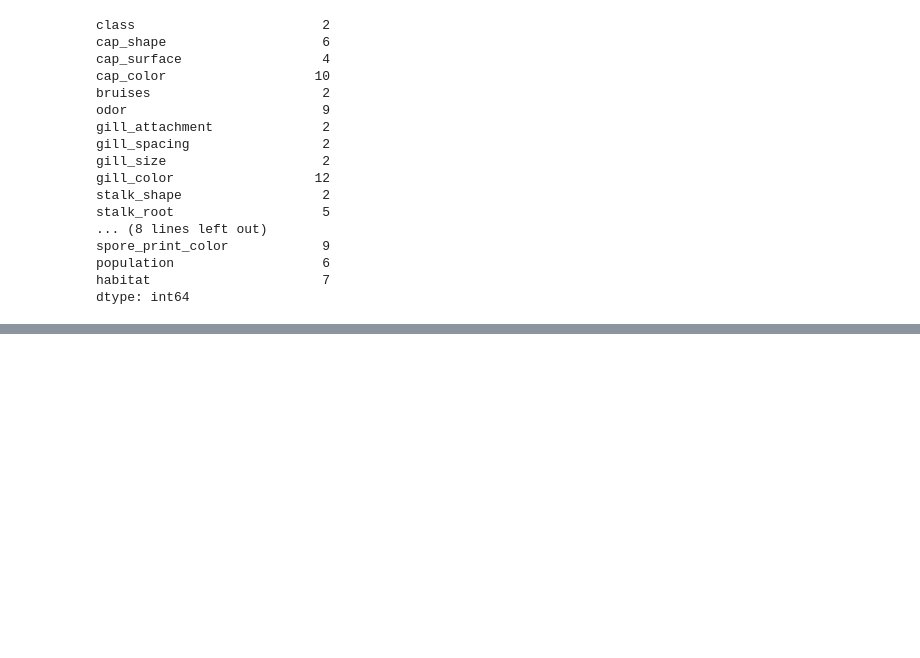
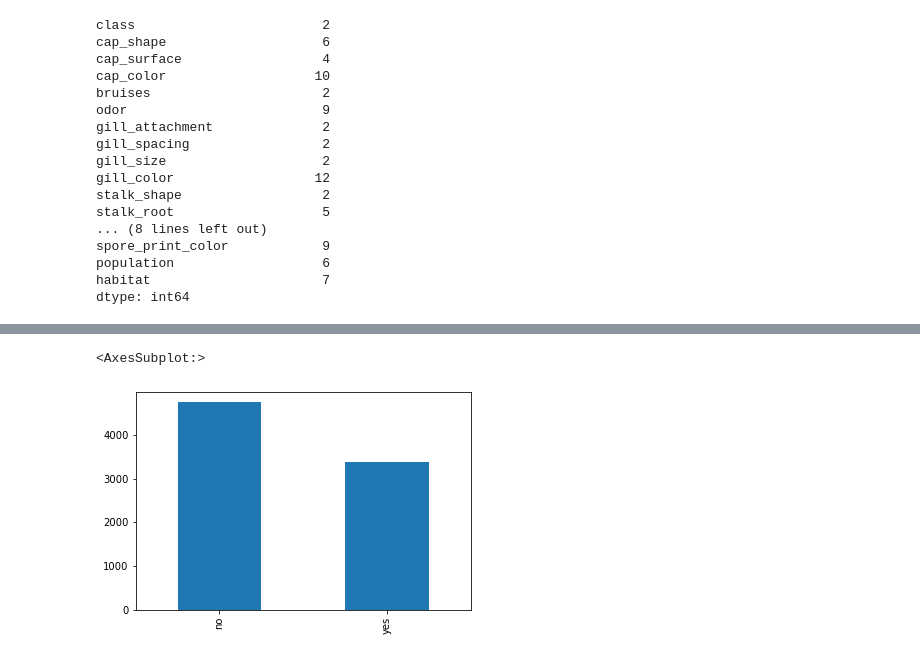
Before and after one commit to Vaishali715/Final_Project, a Jupyter notebook: Data_Visualization.ipynb, the cells around one changed output, grey strips where cells are left out. Cells and saved outputs as stored; diff of their text form; code cells hidden in the pictures; blank space fills up the shorter version.

```diff
--- a/Data_Visualization.ipynb
+++ b/Data_Visualization.ipynb
@@ -123,0 +138,5 @@ raw_mushroom['cap_shape'].value_counts().plot(kind='bar')
+# %%
+clean_mushroom['bruises'].value_counts().plot(kind='bar')
+# %% [output]
+<AxesSubplot:>
+[figure, added]
```
Also changed, not shown: parts of 24 cells of this notebook, 1 other file.
